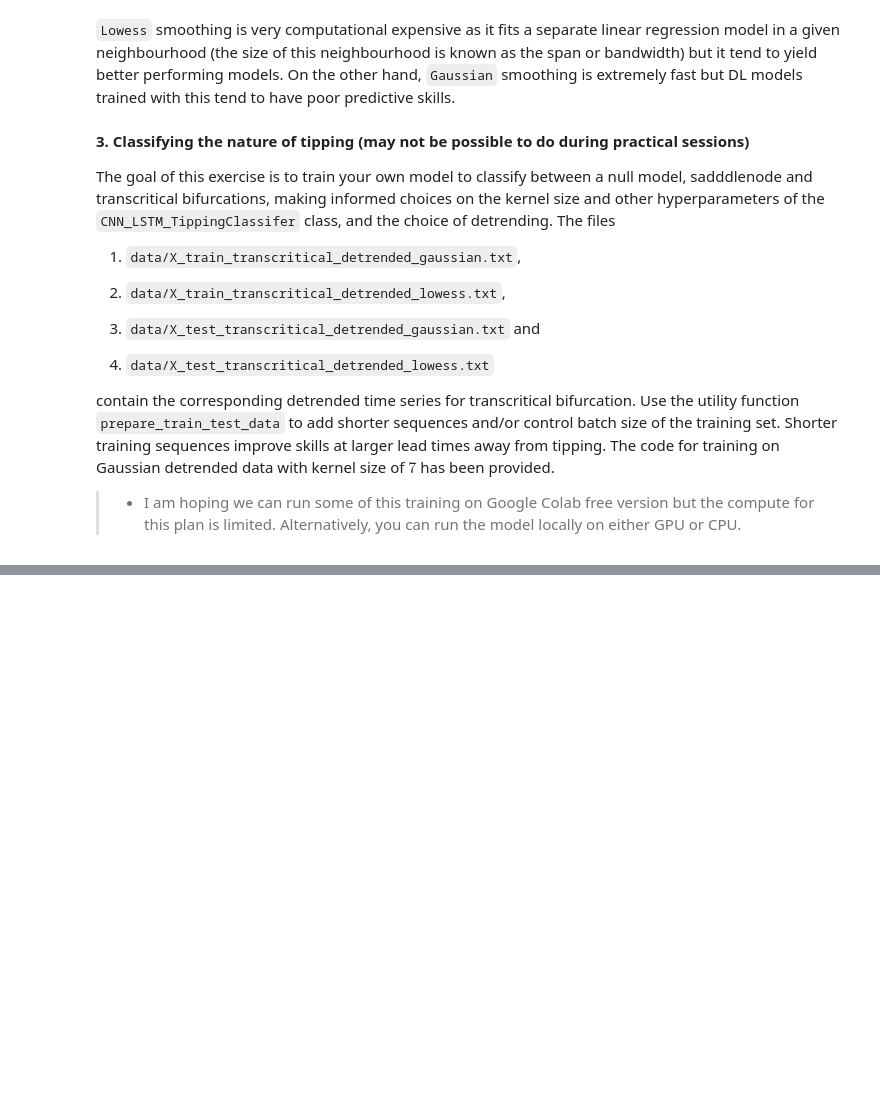
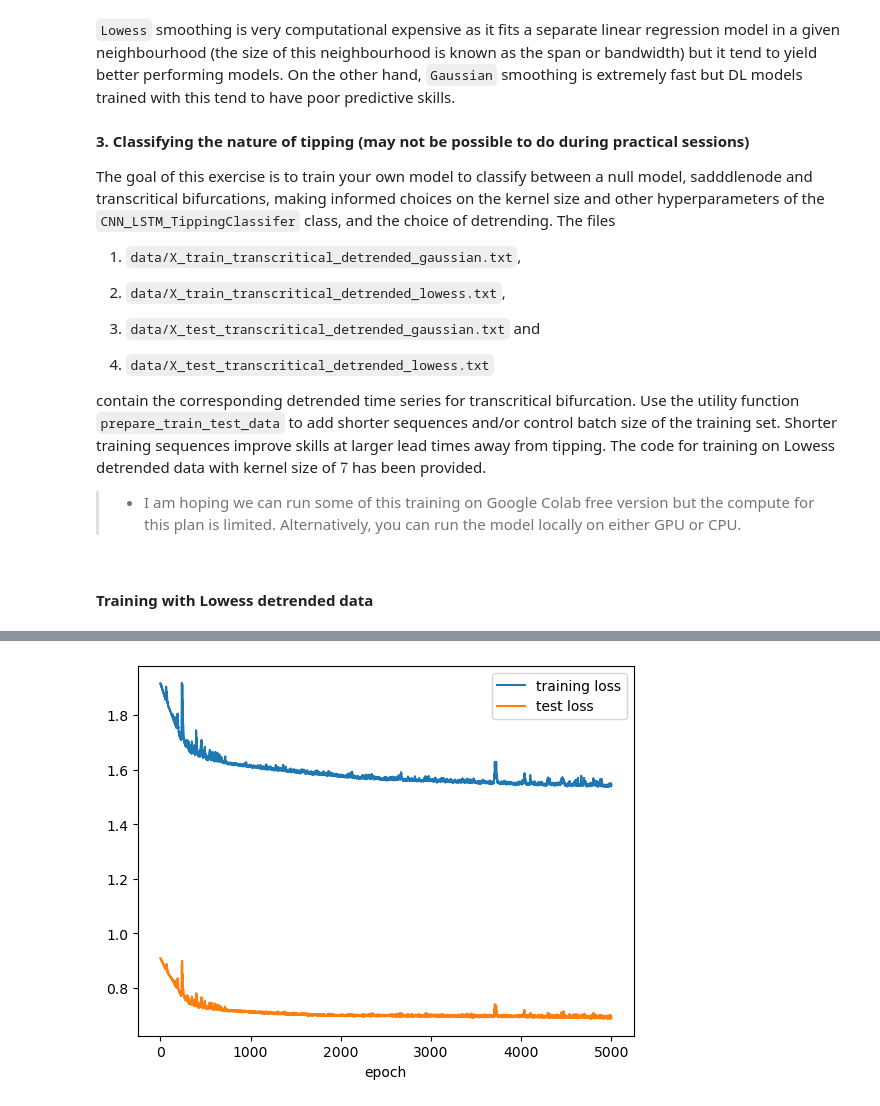
Before and after one commit to muhammedfadera/DL4EWS-Dartington, a Jupyter notebook: practical_session.ipynb, the cells around one changed output, grey strips where cells are left out. Drawn from its saved outputs; the diff is of its cells as text; code cells hidden in the pictures; blank space fills up the shorter version.

```diff
--- a/practical_session.ipynb
+++ b/practical_session.ipynb
@@ -235,6 +254,6 @@ The goal of this exercise is to train your own model to classify between a null
 
 4. `data/X_test_transcritical_detrended_lowess.txt`
 
-contain the corresponding detrended time series for transcritical bifurcation. Use the utility function `prepare_train_test_data` to add shorter sequences and/or control batch size of the training set. Shorter training sequences improve skills at larger lead times away from tipping. The code for training on Gaussian detrended data with kernel size of $7$ has been provided.
+contain the corresponding detrended time series for transcritical bifurcation. Use the utility function `prepare_train_test_data` to add shorter sequences and/or control batch size of the training set. Shorter training sequences improve skills at larger lead times away from tipping. The code for training on Lowess detrended data with kernel size of $7$ has been provided.
 
 >- I am hoping we can run some of this training on Google Colab free version but the compute for this plan is limited. Alternatively, you can run the model locally on either GPU or CPU.
@@ -297,0 +260,2 @@ plot_model_on_test(rnn_model_gaussiank7tc, X_test_gaussian_tc, y_test_gaussian_t
+# %% [markdown]
+#### Training with Lowess detrended data
@@ -297,0 +297,16 @@ plot_model_on_test(rnn_model_gaussiank7tc, X_test_gaussian_tc, y_test_gaussian_t
+# %%
+
+n_epochs = 5000 # may want to reduce this
+print_every = 20
+train_losses = []
+test_losses = []
+
+train_losses, test_losses = train(rnn_model_lowessk5tc,
+                                  X_train_lowess_tc, y_train_lowess_tc,
+                                  X_test_lowess_tc, y_test_lowess_tc,
+                                  loss_fn, optimizer, train_losses,
+                                  test_losses, n_epochs, print_every)
+
+
+plot_train_and_test_loss(train_losses, test_losses)
+# %% [output]
@@ -297,0 +330 @@ plot_model_on_test(rnn_model_gaussiank7tc, X_test_gaussian_tc, y_test_gaussian_t
+[figure, added]
```
Also changed, not shown: parts of 28 cells of this notebook, 6 other files.
